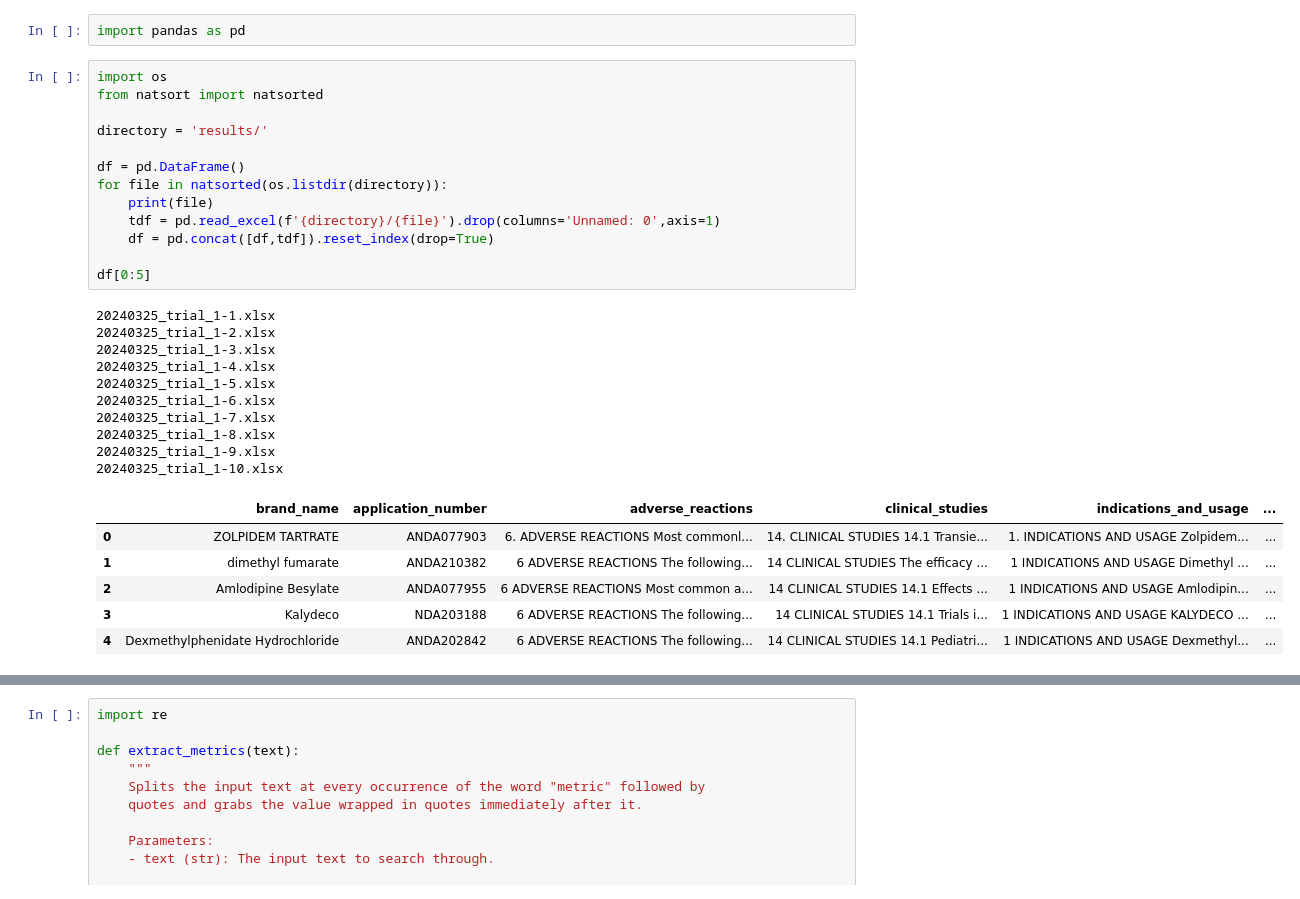
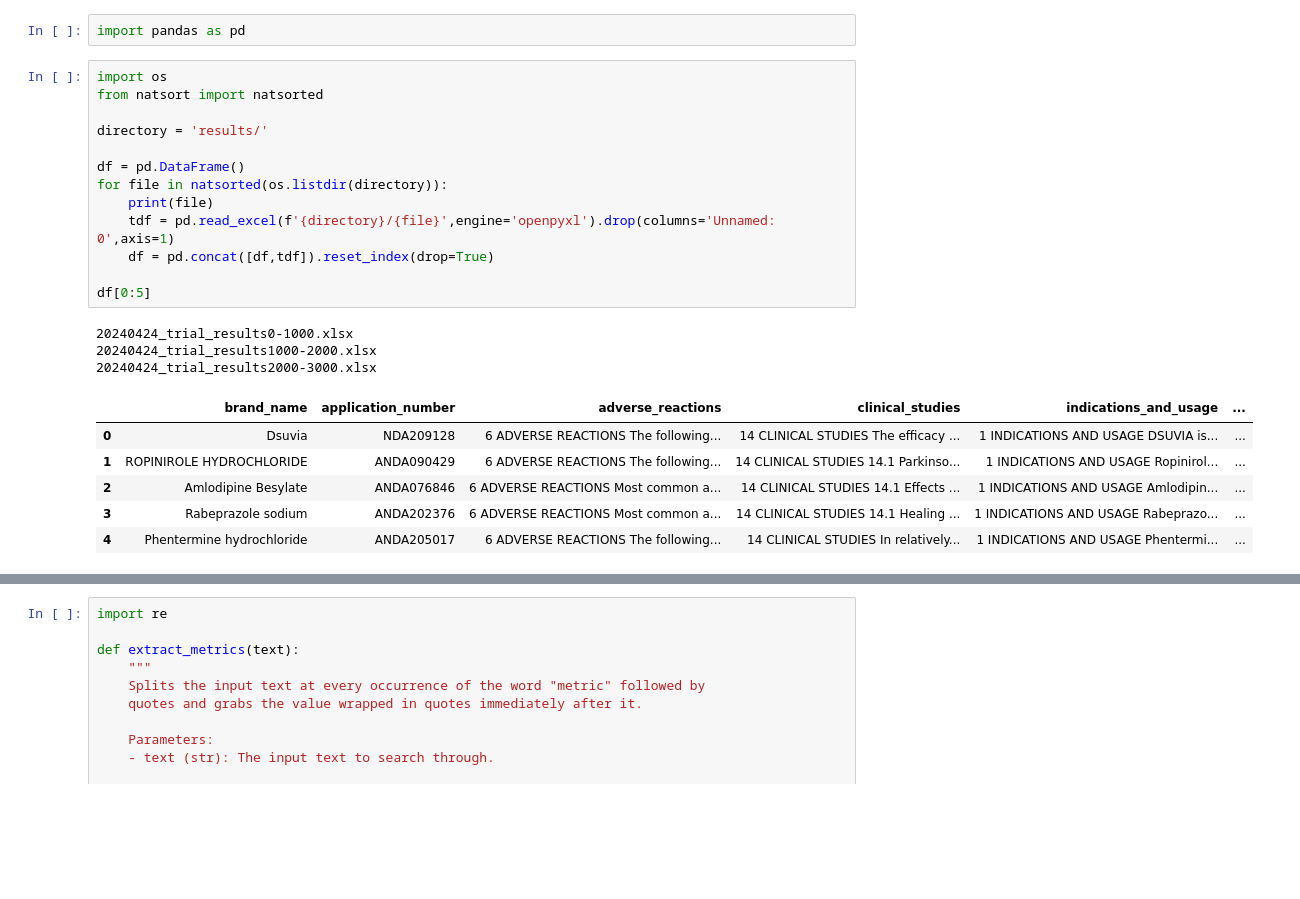
Before and after one commit to GenomicMedLab/fda-nlp, a Jupyter notebook: DGIdb/random-test/process-data.ipynb, the cells around one changed output, grey strips where cells are left out. Saved outputs shown, nothing was run; the diff lists cells and outputs as text; blank space fills up the shorter version.

```diff
--- a/DGIdb/random-test/process-data.ipynb
+++ b/DGIdb/random-test/process-data.ipynb
@@ -3,33 +3,26 @@ import pandas as pd
 # %%
 import os
 from natsort import natsorted
 
 directory = 'results/'
 
 df = pd.DataFrame()
 for file in natsorted(os.listdir(directory)):
     print(file)
-    tdf = pd.read_excel(f'{directory}/{file}').drop(columns='Unnamed: 0',axis=1)
+    tdf = pd.read_excel(f'{directory}/{file}',engine='openpyxl').drop(columns='Unnamed: 0',axis=1)
     df = pd.concat([df,tdf]).reset_index(drop=True)
 
 df[0:5]
 # %% [output]
-20240325_trial_1-1.xlsx
-20240325_trial_1-2.xlsx
-20240325_trial_1-3.xlsx
-20240325_trial_1-4.xlsx
-20240325_trial_1-5.xlsx
-20240325_trial_1-6.xlsx
-20240325_trial_1-7.xlsx
-20240325_trial_1-8.xlsx
-20240325_trial_1-9.xlsx
-20240325_trial_1-10.xlsx
+20240424_trial_results0-1000.xlsx
+20240424_trial_results1000-2000.xlsx
+20240424_trial_results2000-3000.xlsx
 |  | brand_name | application_number | adverse_reactions | clinical_studies | indications_and_usage | ... |
-| 0 | ZOLPIDEM TARTRATE | ANDA077903 | 6. ADVERSE REACTIONS Most commonl... | 14. CLINICAL STUDIES 14.1 Transie... | 1. INDICATIONS AND USAGE Zolpidem... | ... |
-| 1 | dimethyl fumarate | ANDA210382 | 6 ADVERSE REACTIONS The following... | 14 CLINICAL STUDIES The efficacy ... | 1 INDICATIONS AND USAGE Dimethyl ... | ... |
-| 2 | Amlodipine Besylate | ANDA077955 | 6 ADVERSE REACTIONS Most common a... | 14 CLINICAL STUDIES 14.1 Effects ... | 1 INDICATIONS AND USAGE Amlodipin... | ... |
-| 3 | Kalydeco | NDA203188 | 6 ADVERSE REACTIONS The following... | 14 CLINICAL STUDIES 14.1 Trials i... | 1 INDICATIONS AND USAGE KALYDECO ... | ... |
-| 4 | Dexmethylphenidate Hydrochloride | ANDA202842 | 6 ADVERSE REACTIONS The following... | 14 CLINICAL STUDIES 14.1 Pediatri... | 1 INDICATIONS AND USAGE Dexmethyl... | ... |
+| 0 | Dsuvia | NDA209128 | 6 ADVERSE REACTIONS The following... | 14 CLINICAL STUDIES The efficacy ... | 1 INDICATIONS AND USAGE DSUVIA is... | ... |
+| 1 | ROPINIROLE HYDROCHLORIDE | ANDA090429 | 6 ADVERSE REACTIONS The following... | 14 CLINICAL STUDIES 14.1 Parkinso... | 1 INDICATIONS AND USAGE Ropinirol... | ... |
+| 2 | Amlodipine Besylate | ANDA076846 | 6 ADVERSE REACTIONS Most common a... | 14 CLINICAL STUDIES 14.1 Effects ... | 1 INDICATIONS AND USAGE Amlodipin... | ... |
+| 3 | Rabeprazole sodium | ANDA202376 | 6 ADVERSE REACTIONS Most common a... | 14 CLINICAL STUDIES 14.1 Healing ... | 1 INDICATIONS AND USAGE Rabeprazo... | ... |
+| 4 | Phentermine hydrochloride | ANDA205017 | 6 ADVERSE REACTIONS The following... | 14 CLINICAL STUDIES In relatively... | 1 INDICATIONS AND USAGE Phentermi... | ... |
 # %%
 # ERROR: The prompt size exceeds the context window size and cannot be processed.
 df = df[df['outcome_raw'].str.contains('ERROR: The prompt size exceeds the context window size and cannot be processed.')==False].reset_index(drop=True)
```
Also changed, not shown: parts of 12 cells of this notebook, 2 other files.
